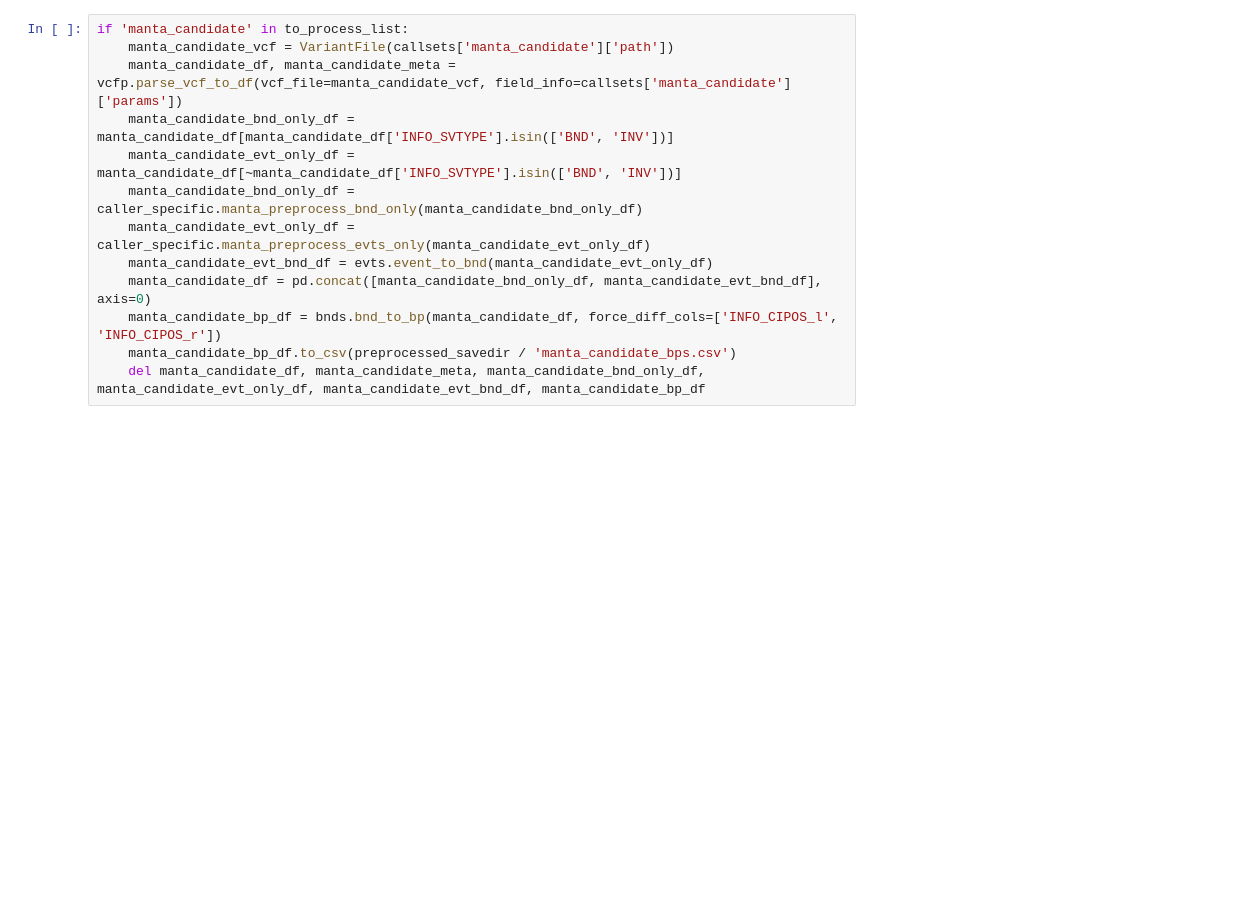
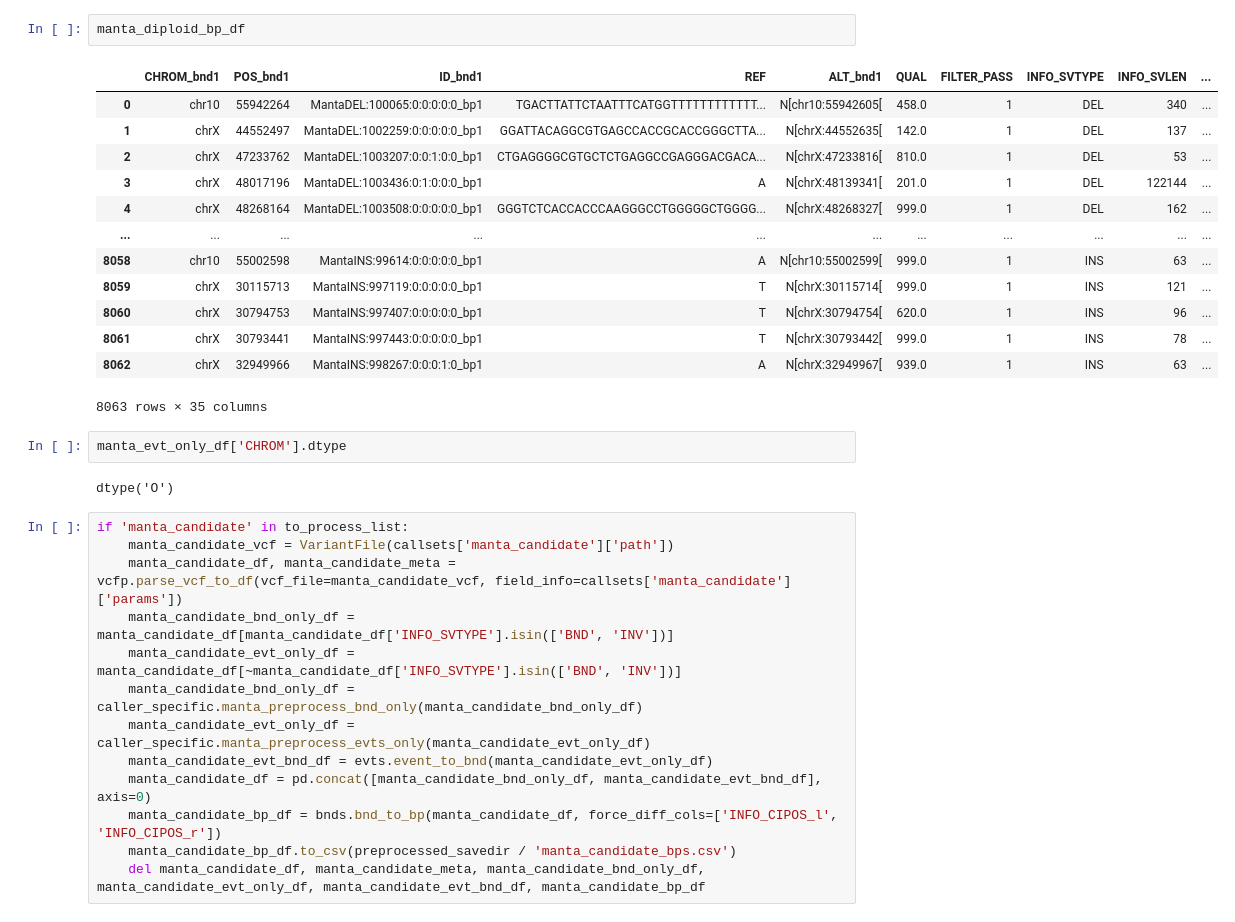
Before and after one commit to Vsshikov/SVEnsemble2, a Jupyter notebook: model/preprocessing.ipynb, the cells around one changed output. Cells and saved outputs as stored; diff of their text form; blank space fills up the shorter version.

```diff
--- a/model/preprocessing.ipynb
+++ b/model/preprocessing.ipynb
@@ -94,3 +255,23 @@ if 'manta_diploid' in to_process_list:
+# %%
+manta_diploid_bp_df
+# %% [output]
+|  | CHROM_bnd1 | POS_bnd1 | ID_bnd1 | REF | ALT_bnd1 | QUAL | FILTER_PASS | INFO_SVTYPE | INFO_SVLEN | ... |
+| 0 | chr10 | 55942264 | MantaDEL:100065:0:0:0:0:0_bp1 | TGACTTATTCTAATTTCATGGTTTTTTTTTTTT... | N[chr10:55942605[ | 458.0 | 1 | DEL | 340 | ... |
+| 1 | chrX | 44552497 | MantaDEL:1002259:0:0:0:0:0_bp1 | GGATTACAGGCGTGAGCCACCGCACCGGGCTTA... | N[chrX:44552635[ | 142.0 | 1 | DEL | 137 | ... |
+| 2 | chrX | 47233762 | MantaDEL:1003207:0:0:1:0:0_bp1 | CTGAGGGGCGTGCTCTGAGGCCGAGGGACGACA... | N[chrX:47233816[ | 810.0 | 1 | DEL | 53 | ... |
+| 3 | chrX | 48017196 | MantaDEL:1003436:0:1:0:0:0_bp1 | A | N[chrX:48139341[ | 201.0 | 1 | DEL | 122144 | ... |
+| 4 | chrX | 48268164 | MantaDEL:1003508:0:0:0:0:0_bp1 | GGGTCTCACCACCCAAGGGCCTGGGGGCTGGGG... | N[chrX:48268327[ | 999.0 | 1 | DEL | 162 | ... |
+| ... | ... | ... | ... | ... | ... | ... | ... | ... | ... | ... |
+| 8058 | chr10 | 55002598 | MantaINS:99614:0:0:0:0:0_bp1 | A | N[chr10:55002599[ | 999.0 | 1 | INS | 63 | ... |
+| 8059 | chrX | 30115713 | MantaINS:997119:0:0:0:0:0_bp1 | T | N[chrX:30115714[ | 999.0 | 1 | INS | 121 | ... |
+| 8060 | chrX | 30794753 | MantaINS:997407:0:0:0:0:0_bp1 | T | N[chrX:30794754[ | 620.0 | 1 | INS | 96 | ... |
+| 8061 | chrX | 30793441 | MantaINS:997443:0:0:0:0:0_bp1 | T | N[chrX:30793442[ | 999.0 | 1 | INS | 78 | ... |
+| 8062 | chrX | 32949966 | MantaINS:998267:0:0:0:1:0_bp1 | A | N[chrX:32949967[ | 939.0 | 1 | INS | 63 | ... |
+8063 rows × 35 columns
+# %%
+manta_evt_only_df['CHROM'].dtype
+# %% [output]
+dtype('O')
 # %%
 if 'manta_candidate' in to_process_list:
     manta_candidate_vcf = VariantFile(callsets['manta_candidate']['path'])
```
Also changed, not shown: parts of 7 cells of this notebook, 25 other files.
